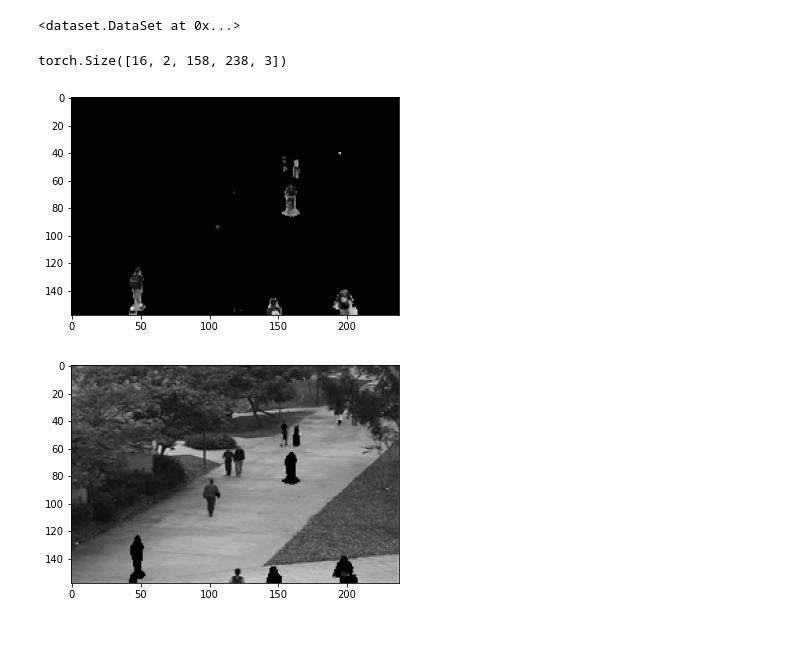
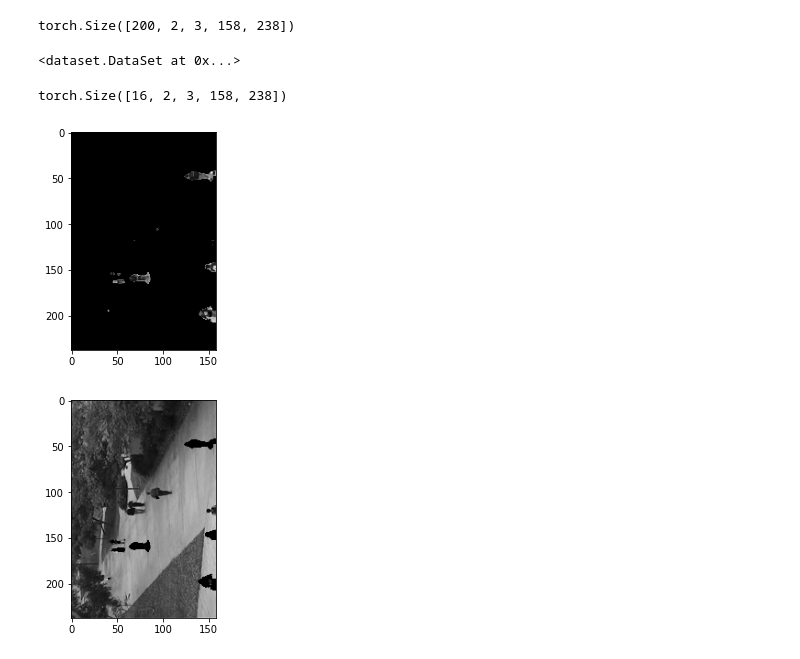
Before and after one commit to KTaskn/BackgroundSubtractor, a Jupyter notebook: vis.ipynb, the cells around one changed output. Drawn from its saved outputs; the diff is of its cells as text; code cells hidden in the pictures.

Commit message:
imageの取得を変更

```diff
--- a/vis.ipynb
+++ b/vis.ipynb
@@ -20,19 +20,20 @@ from dataset import DataSet
 from glob import glob
 images = sorted(glob("/datasets/UCSD_Anomaly_Dataset_v1p2/UCSDped1/Test/Test032/*.tif"))
 
-ds = DataSet(images, [0] * len(images), is_video=False)
+ds = DataSet(images, [0] * len(images), is_video=False, visualize=True)
 ds
 # %% [output]
-<dataset.DataSet at 0x...>
+torch.Size([200, 2, 3, 158, 238])
+<dataset.DataSet at 0x...>
 # %%
 img, label = ds.__getitem__(5)
 display(img.shape)
-plt.imshow(img[0, 0])
+plt.imshow(img[0, 0].transpose_(2, 0))
 plt.show()
 
-plt.imshow(img[0, 1])
+plt.imshow(img[0, 1].transpose_(2, 0))
 plt.show()
 # %% [output]
-torch.Size([16, 2, 158, 238, 3])
+torch.Size([16, 2, 3, 158, 238])
-[figure, old version]
+[figure, new version]
-[figure, old version]
+[figure, new version]
```
Also changed, not shown: 2 other files.
